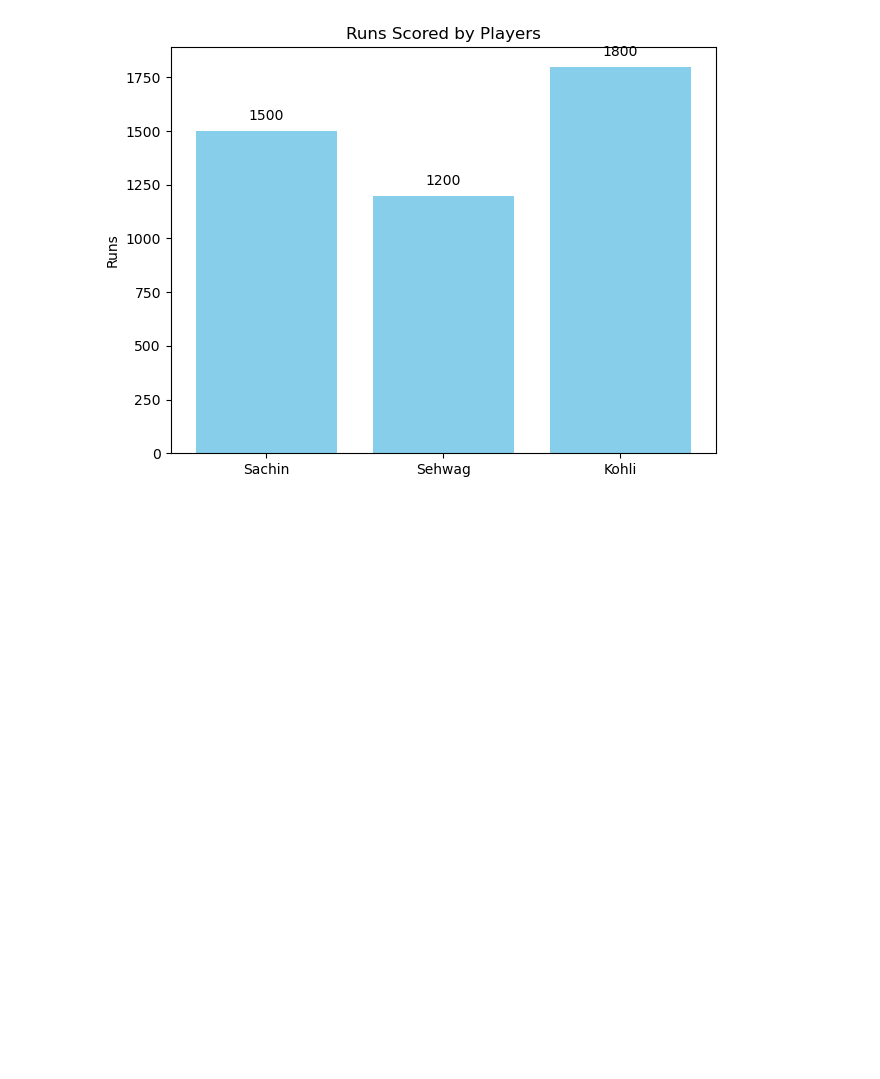
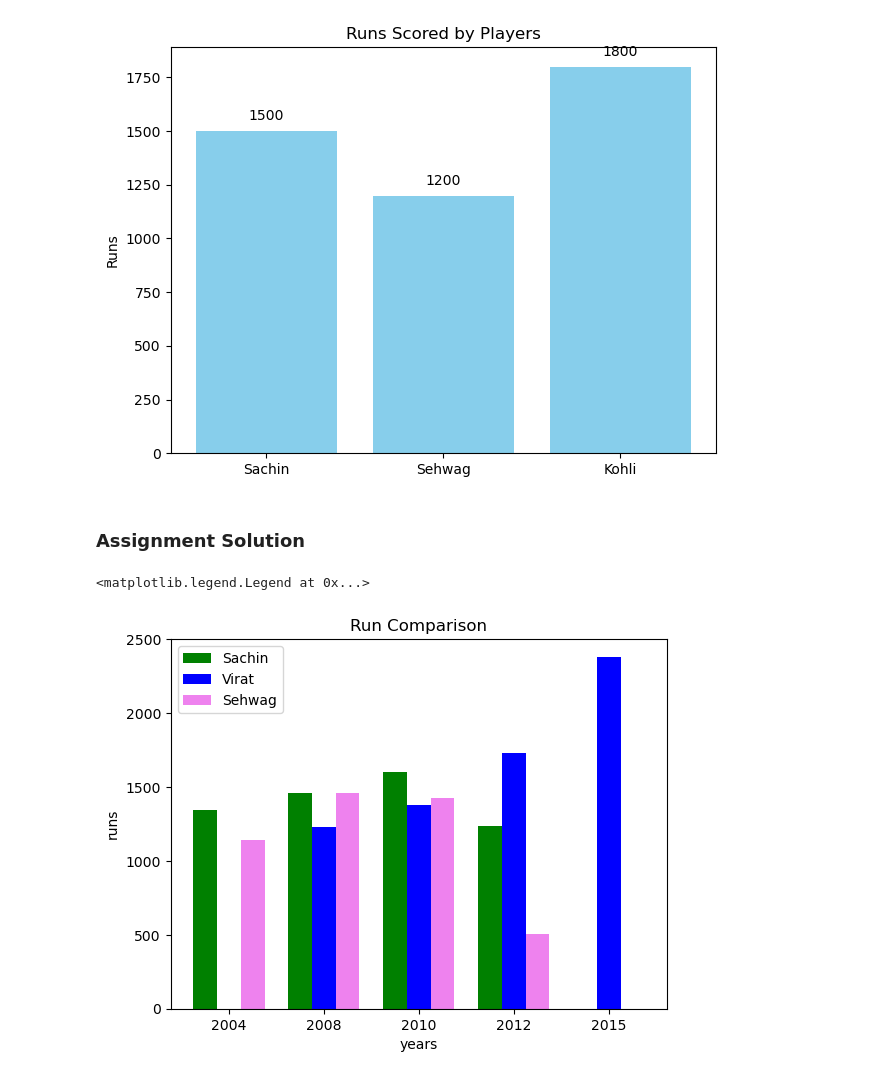
Before and after one commit to Karanbyte07/data-science-notebooks, a Jupyter notebook: Matplotlib/02_Bar Plot.ipynb, the cells around one changed output. Cells and saved outputs as stored; diff of their text form; code cells hidden in the pictures; blank space fills up the shorter version.

Commit message:
Assignment done

```diff
--- a/Matplotlib/02_Bar Plot.ipynb
+++ b/Matplotlib/02_Bar Plot.ipynb
@@ -92,3 +234,31 @@ plt.title("Runs Scored by Players")
 plt.tight_layout()
 # %% [output]
 [figure]
+# %% [markdown]
+### Assignment Solution
+# %%
+import numpy as np
+import matplotlib.pyplot as plt
+
+years =  [2004, 2008, 2010, 2012, 2015]
+Sachin = [1343, 1462, 1598, 1238, 0] # retired after 2013
+Virat  =  [0, 1228, 1381, 1733, 2381]
+Virender  =  [1141, 1462, 1422, 505, 0]     # retired after 2013
+
+x = np.arange(len(years))
+width = 0.25
+
+plt.bar(x - width, Sachin , width = width, label = "Sachin", color = "green")
+plt.bar(x , Virat , width = width, label = "Virat", color = "blue")
+plt.bar(x + width, Virender , width = width, label = "Sehwag", color = "violet")
+
+plt.xlabel("years")
+plt.ylabel("runs")
+plt.title("Run Comparison")
+
+plt.xticks(x, years)
+
+plt.legend()
+# %% [output]
+<matplotlib.legend.Legend at 0x...>
+[figure, added]
```
Also changed, not shown: parts of 2 cells of this notebook.
